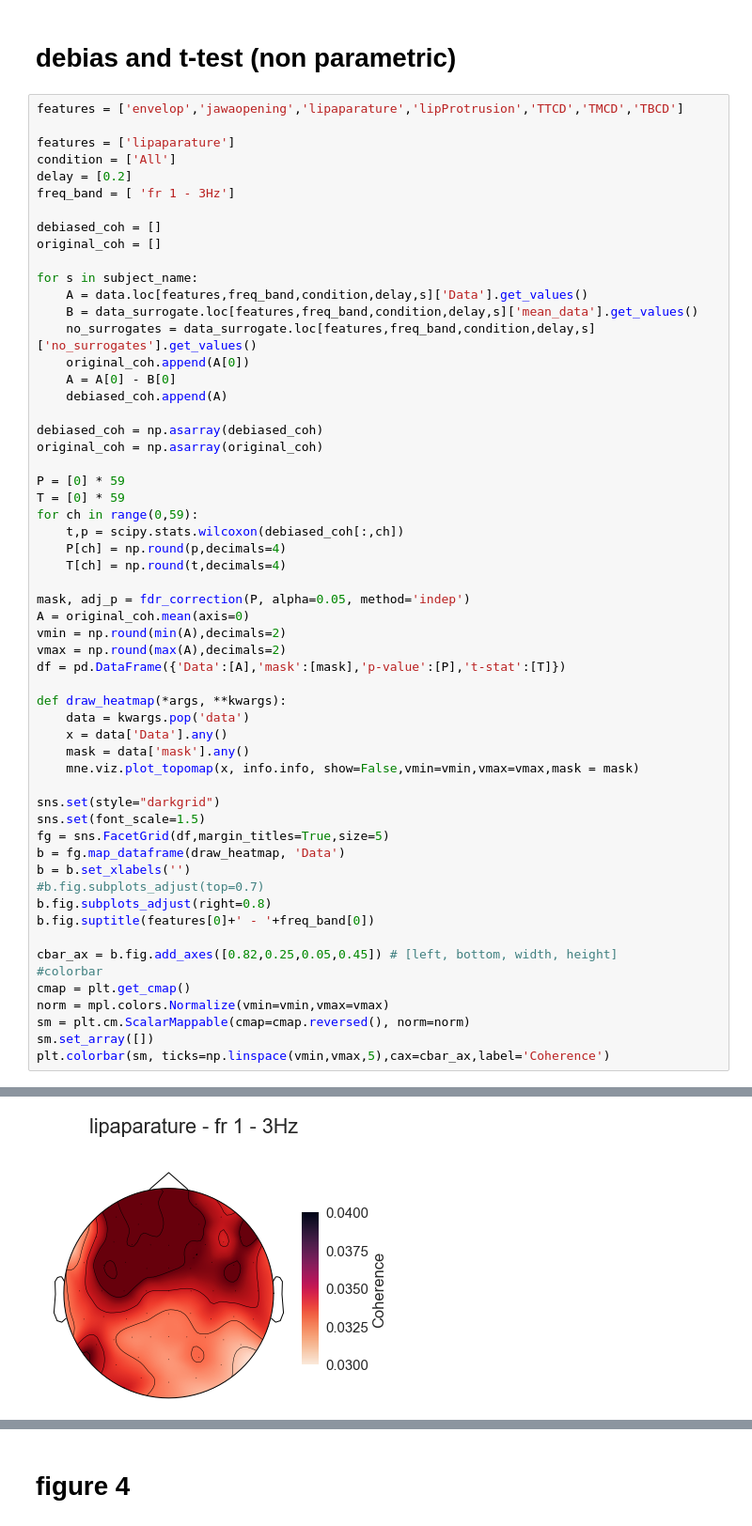
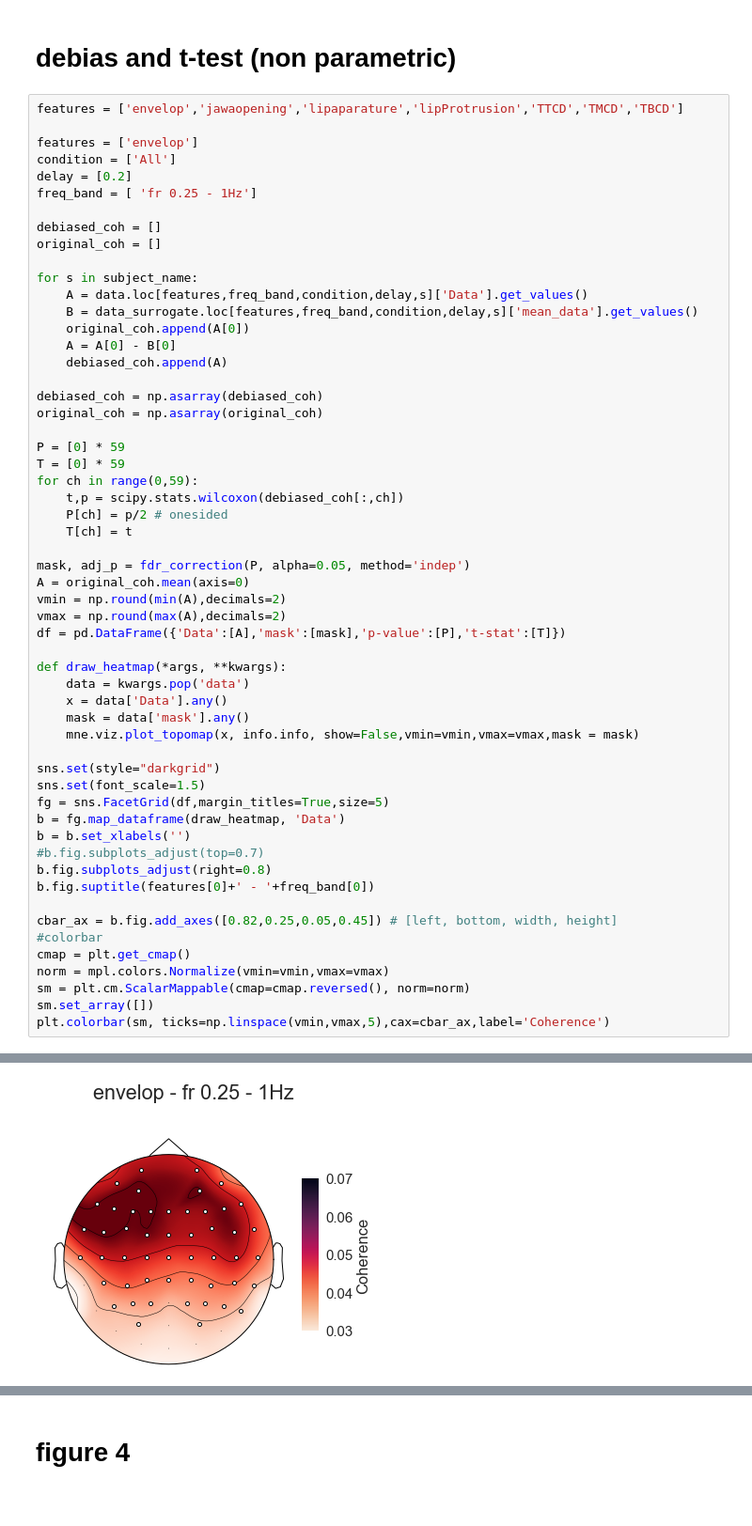
Before and after one commit to sankar-mukherjee/entrainment_python, a Jupyter notebook: paper.ipynb, the cells around one changed output, grey strips where cells are left out. Shown at 94% size. Saved outputs shown, nothing was run; the diff lists cells and outputs as text.

```diff
--- a/paper.ipynb
+++ b/paper.ipynb
@@ -134,10 +144,10 @@ data_surrogate.sample(5)
 # %%
 features = ['envelop','jawaopening','lipaparature','lipProtrusion','TTCD','TMCD','TBCD']
 
-features = ['lipaparature']
+features = ['envelop']
 condition = ['All']
 delay = [0.2]
-freq_band = [ 'fr 1 - 3Hz']
+freq_band = [ 'fr 0.25 - 1Hz']
 
 debiased_coh = []
 original_coh = []
@@ -145,7 +155,6 @@ original_coh = []
 for s in subject_name:
     A = data.loc[features,freq_band,condition,delay,s]['Data'].get_values()
     B = data_surrogate.loc[features,freq_band,condition,delay,s]['mean_data'].get_values()
-    no_surrogates = data_surrogate.loc[features,freq_band,condition,delay,s]['no_surrogates'].get_values()
     original_coh.append(A[0])
     A = A[0] - B[0]
     debiased_coh.append(A)
@@ -157,37 +166,37 @@ P = [0] * 59
 T = [0] * 59
 for ch in range(0,59):
     t,p = scipy.stats.wilcoxon(debiased_coh[:,ch])
-    P[ch] = np.round(p,decimals=4)
-    T[ch] = np.round(t,decimals=4)
+    P[ch] = p/2 # onesided
+    T[ch] = t
 
 mask, adj_p = fdr_correction(P, alpha=0.05, method='indep')
 A = original_coh.mean(axis=0)
 vmin = np.round(min(A),decimals=2)
 vmax = np.round(max(A),decimals=2)
 df = pd.DataFrame({'Data':[A],'mask':[mask],'p-value':[P],'t-stat':[T]})
 
 def draw_heatmap(*args, **kwargs):
     data = kwargs.pop('data')
     x = data['Data'].any()
     mask = data['mask'].any()
     mne.viz.plot_topomap(x, info.info, show=False,vmin=vmin,vmax=vmax,mask = mask)
 
 sns.set(style="darkgrid")
 sns.set(font_scale=1.5)
 fg = sns.FacetGrid(df,margin_titles=True,size=5)
 b = fg.map_dataframe(draw_heatmap, 'Data')
 b = b.set_xlabels('')
 #b.fig.subplots_adjust(top=0.7)
 b.fig.subplots_adjust(right=0.8)
 b.fig.suptitle(features[0]+' - '+freq_band[0])
 
 cbar_ax = b.fig.add_axes([0.82,0.25,0.05,0.45]) # [left, bottom, width, height]
 #colorbar
 cmap = plt.get_cmap()
 norm = mpl.colors.Normalize(vmin=vmin,vmax=vmax)
 sm = plt.cm.ScalarMappable(cmap=cmap.reversed(), norm=norm)
 sm.set_array([])
 plt.colorbar(sm, ticks=np.linspace(vmin,vmax,5),cax=cbar_ax,label='Coherence')
 # %% [output]
 <matplotlib.colorbar.Colorbar at 0x...>
-[figure, old version]
+[figure, new version]
```
Also changed, not shown: parts of 29 cells of this notebook, 2 other files.
